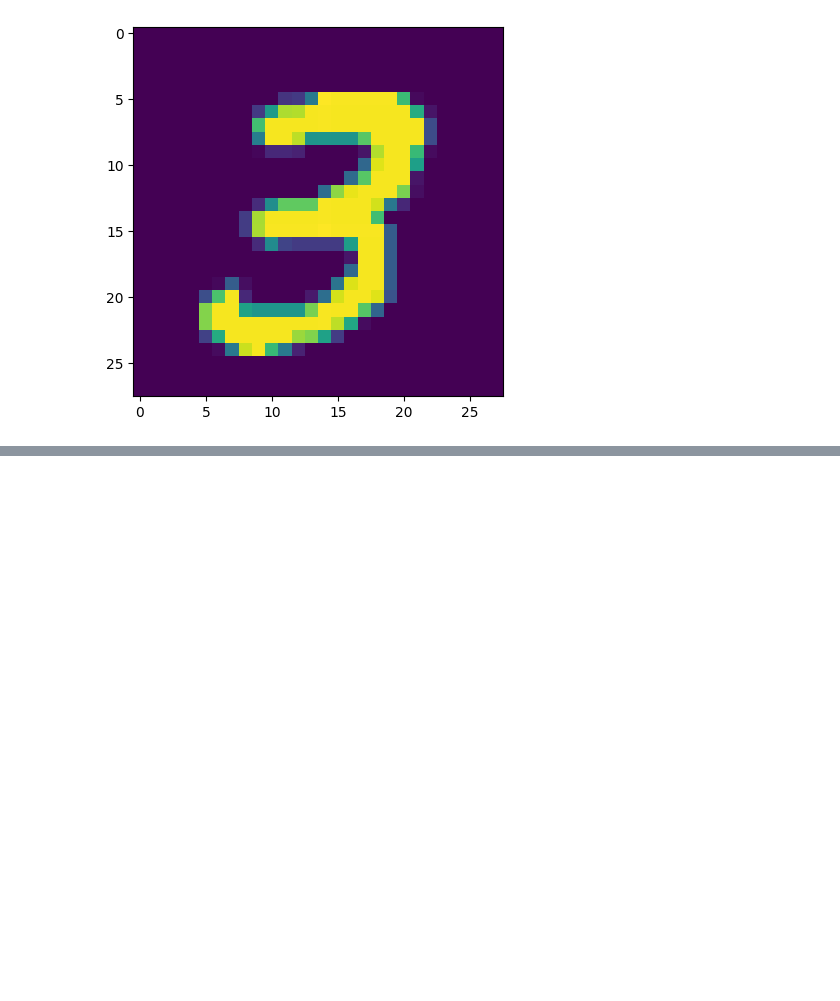
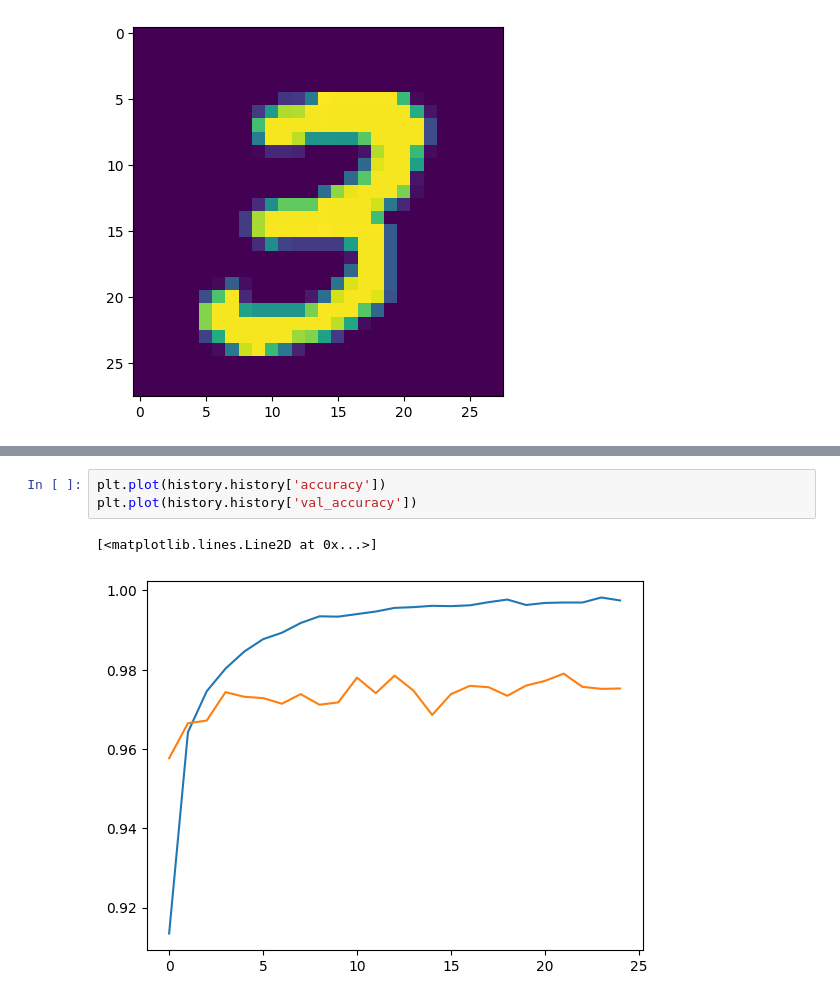
Before and after one commit to 9bishal/AI-Driven-Digit-Recognition-and-Math-Problem-Solver, a Jupyter notebook: AI_Driven_Digit_Recognition_and_Math_Problem_Solver.ipynb, the cells around one changed output, grey strips where cells are left out. Saved outputs shown, nothing was run; the diff lists cells and outputs as text; blank space fills up the shorter version.

```diff
--- a/AI_Driven_Digit_Recognition_and_Math_Problem_Solver.ipynb
+++ b/AI_Driven_Digit_Recognition_and_Math_Problem_Solver.ipynb
@@ -74,0 +216,6 @@ plt.imshow(x_train[7])
+# %%
+plt.plot(history.history['accuracy'])
+plt.plot(history.history['val_accuracy'])
+# %% [output]
+[<matplotlib.lines.Line2D at 0x...>]
+[figure, added]
```
Also changed, not shown: parts of 22 cells of this notebook.
